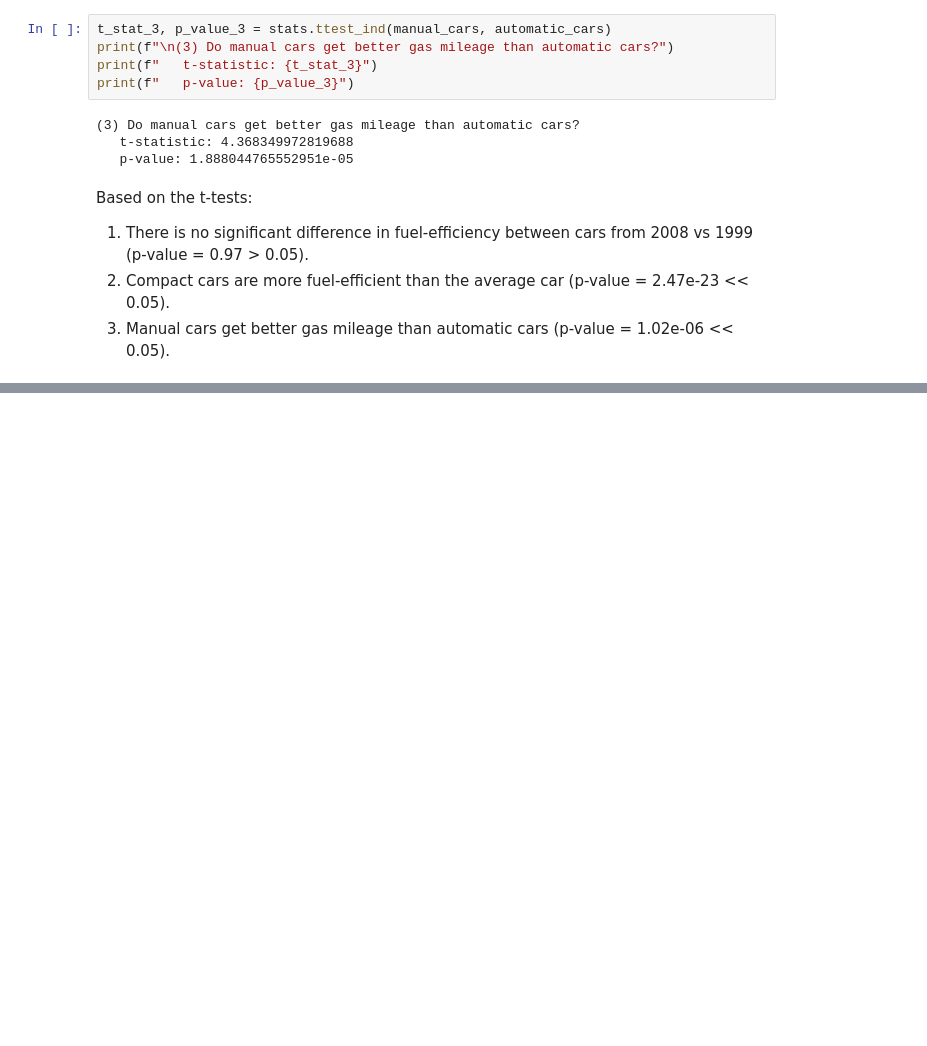
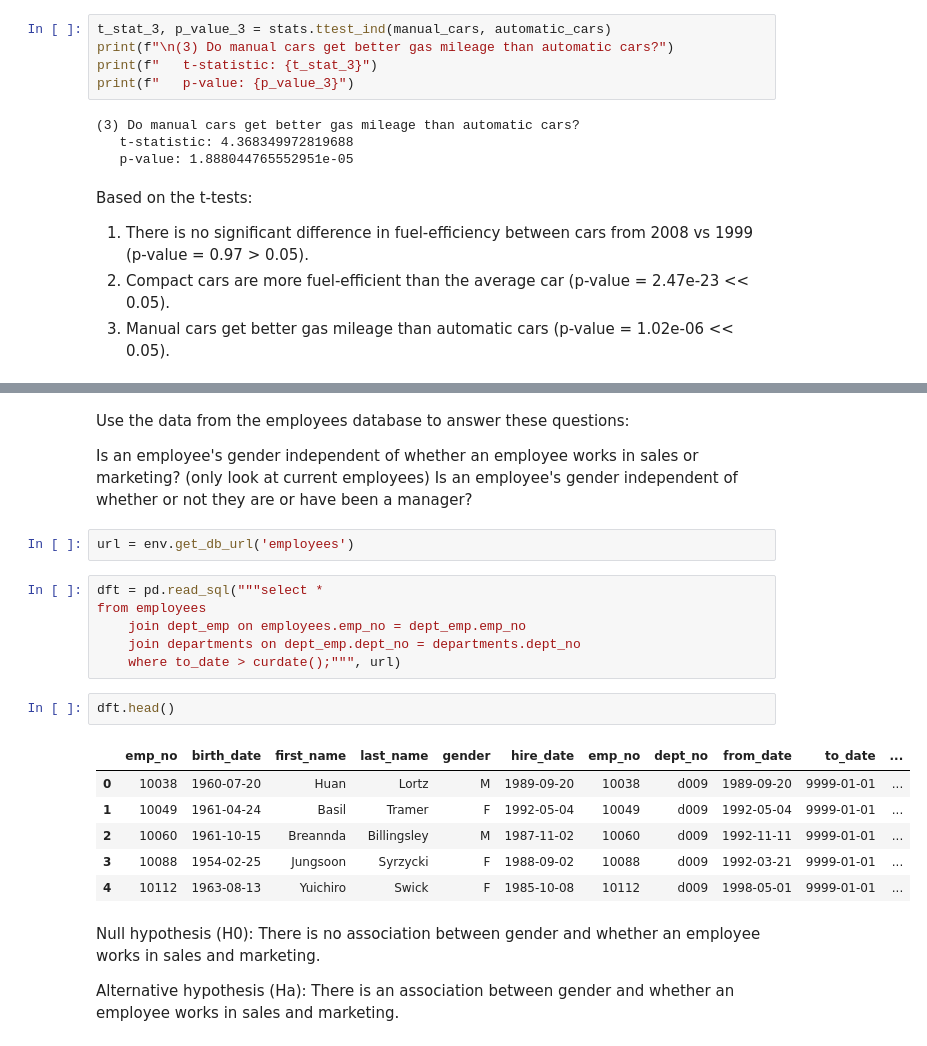
Before and after one commit to Brian-ONeil/statistics-exercises, a Jupyter notebook: hypothesis_testing.ipynb, the cells around one changed output, grey strips where cells are left out. Cells and saved outputs as stored; diff of their text form; blank space fills up the shorter version.

```diff
--- a/hypothesis_testing.ipynb
+++ b/hypothesis_testing.ipynb
@@ -143,0 +629,26 @@ Based on the t-tests:
+# %% [markdown]
+Use the data from the employees database to answer these questions:
+
+Is an employee's gender independent of whether an employee works in sales or marketing? (only look at current employees)
+Is an employee's gender independent of whether or not they are or have been a manager?
+# %%
+url = env.get_db_url('employees')
+# %%
+dft = pd.read_sql("""select *
+from employees
+    join dept_emp on employees.emp_no = dept_emp.emp_no
+    join departments on dept_emp.dept_no = departments.dept_no
+    where to_date > curdate();""", url)
+# %%
+dft.head()
+# %% [output]
+|  | emp_no | birth_date | first_name | last_name | gender | hire_date | emp_no | dept_no | from_date | to_date | ... |
+| 0 | 10038 | 1960-07-20 | Huan | Lortz | M | 1989-09-20 | 10038 | d009 | 1989-09-20 | 9999-01-01 | ... |
+| 1 | 10049 | 1961-04-24 | Basil | Tramer | F | 1992-05-04 | 10049 | d009 | 1992-05-04 | 9999-01-01 | ... |
+| 2 | 10060 | 1961-10-15 | Breannda | Billingsley | M | 1987-11-02 | 10060 | d009 | 1992-11-11 | 9999-01-01 | ... |
+| 3 | 10088 | 1954-02-25 | Jungsoon | Syrzycki | F | 1988-09-02 | 10088 | d009 | 1992-03-21 | 9999-01-01 | ... |
+| 4 | 10112 | 1963-08-13 | Yuichiro | Swick | F | 1985-10-08 | 10112 | d009 | 1998-05-01 | 9999-01-01 | ... |
+# %% [markdown]
+Null hypothesis (H0): There is no association between gender and whether an employee works in sales and marketing.
+
+Alternative hypothesis (Ha): There is an association between gender and whether an employee works in sales and marketing.
```
Also changed, not shown: parts of 64 cells of this notebook, 2 other files.
